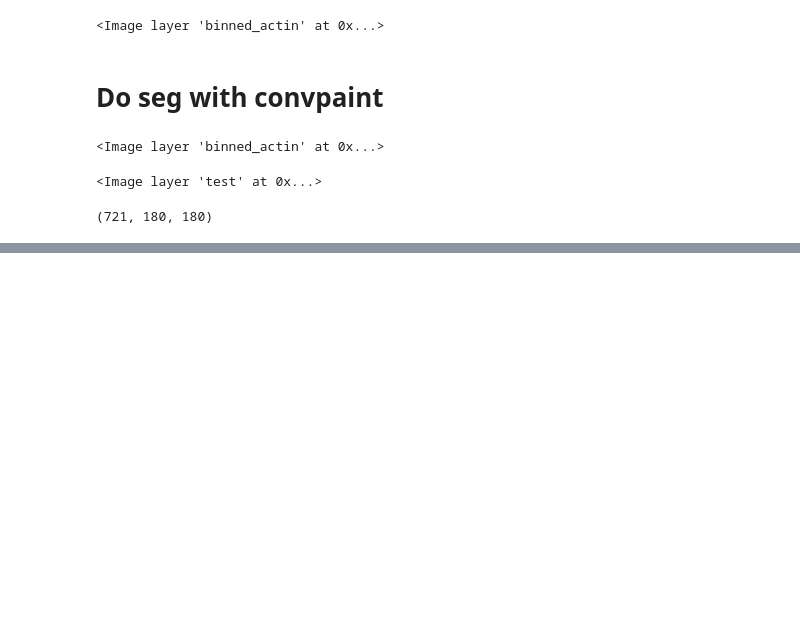
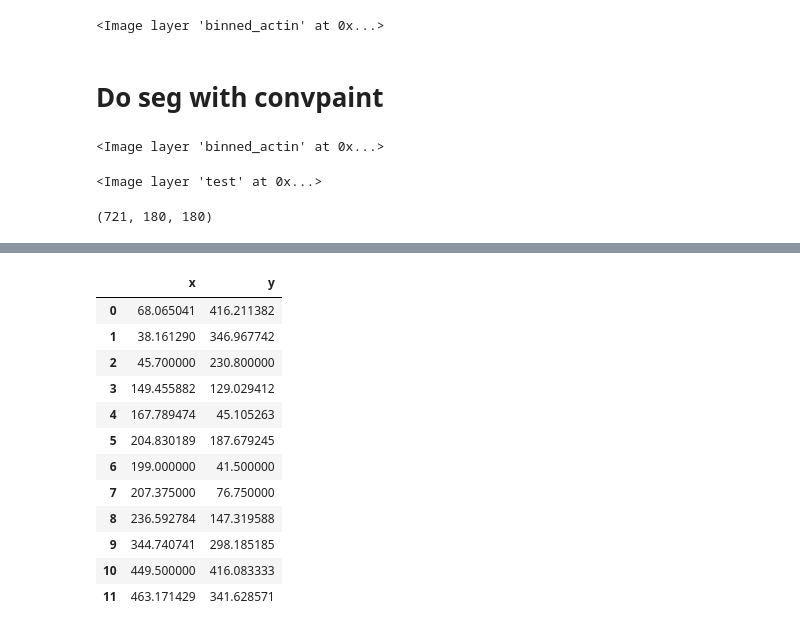
Before and after one commit to leaBroe/arcospx_analysis_quantification_correlation, a Jupyter notebook: arcospx_analysis_nb_finished.ipynb, the cells around one changed output, grey strips where cells are left out. Drawn from its saved outputs; the diff is of its cells as text; code cells hidden in the pictures; blank space fills up the shorter version.

```diff
--- a/arcospx_analysis_nb_finished.ipynb
+++ b/arcospx_analysis_nb_finished.ipynb
@@ -488,0 +477,17 @@ df_all
+# %%
+selected_data = df_all.iloc[:12, [2, 3]]
+selected_data
+# %% [output]
+|  | x | y |
+| 0 | 68.065041 | 416.211382 |
+| 1 | 38.161290 | 346.967742 |
+| 2 | 45.700000 | 230.800000 |
+| 3 | 149.455882 | 129.029412 |
+| 4 | 167.789474 | 45.105263 |
+| 5 | 204.830189 | 187.679245 |
+| 6 | 199.000000 | 41.500000 |
+| 7 | 207.375000 | 76.750000 |
+| 8 | 236.592784 | 147.319588 |
+| 9 | 344.740741 | 298.185185 |
+| 10 | 449.500000 | 416.083333 |
+| 11 | 463.171429 | 341.628571 |
```
Also changed, not shown: parts of 20 cells of this notebook.
